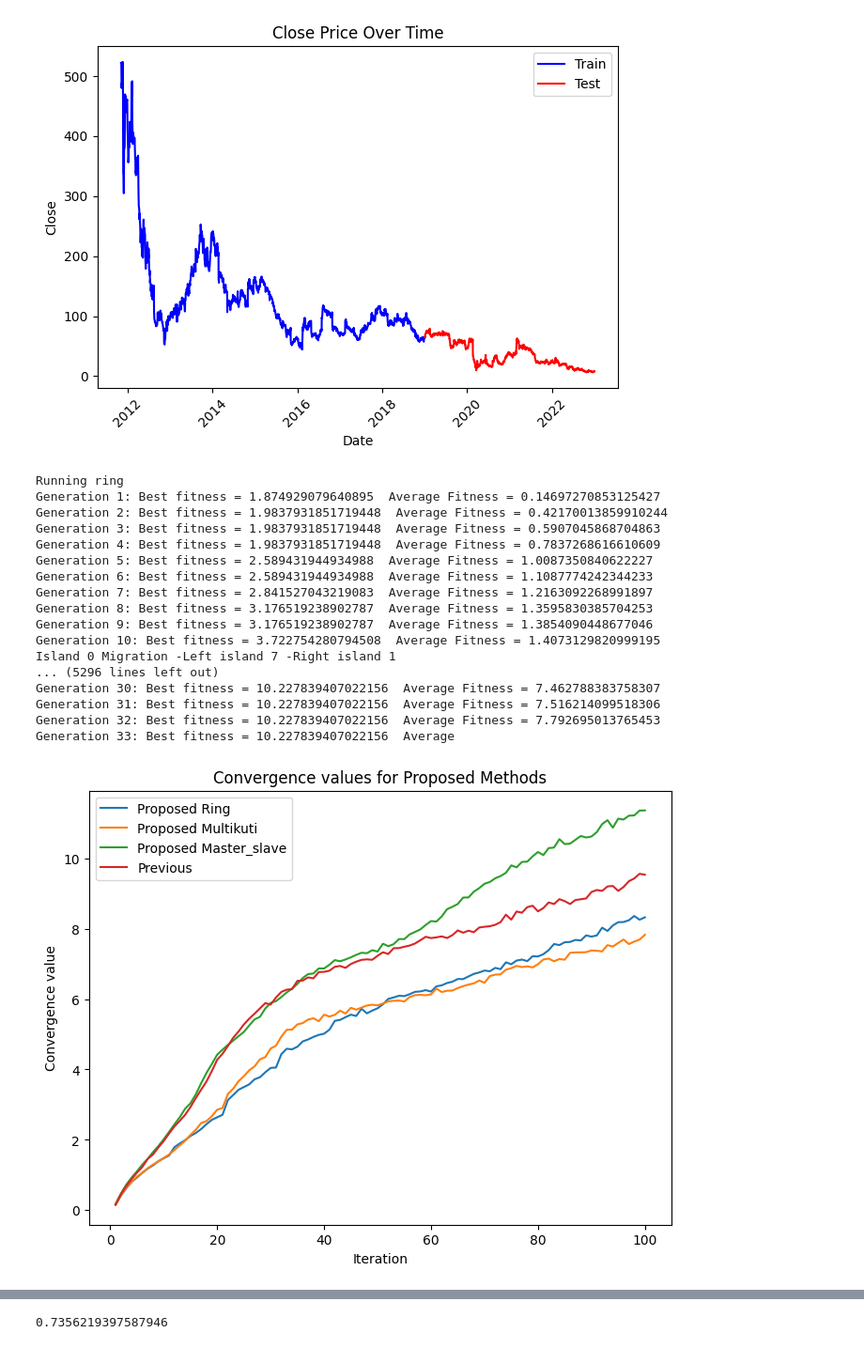
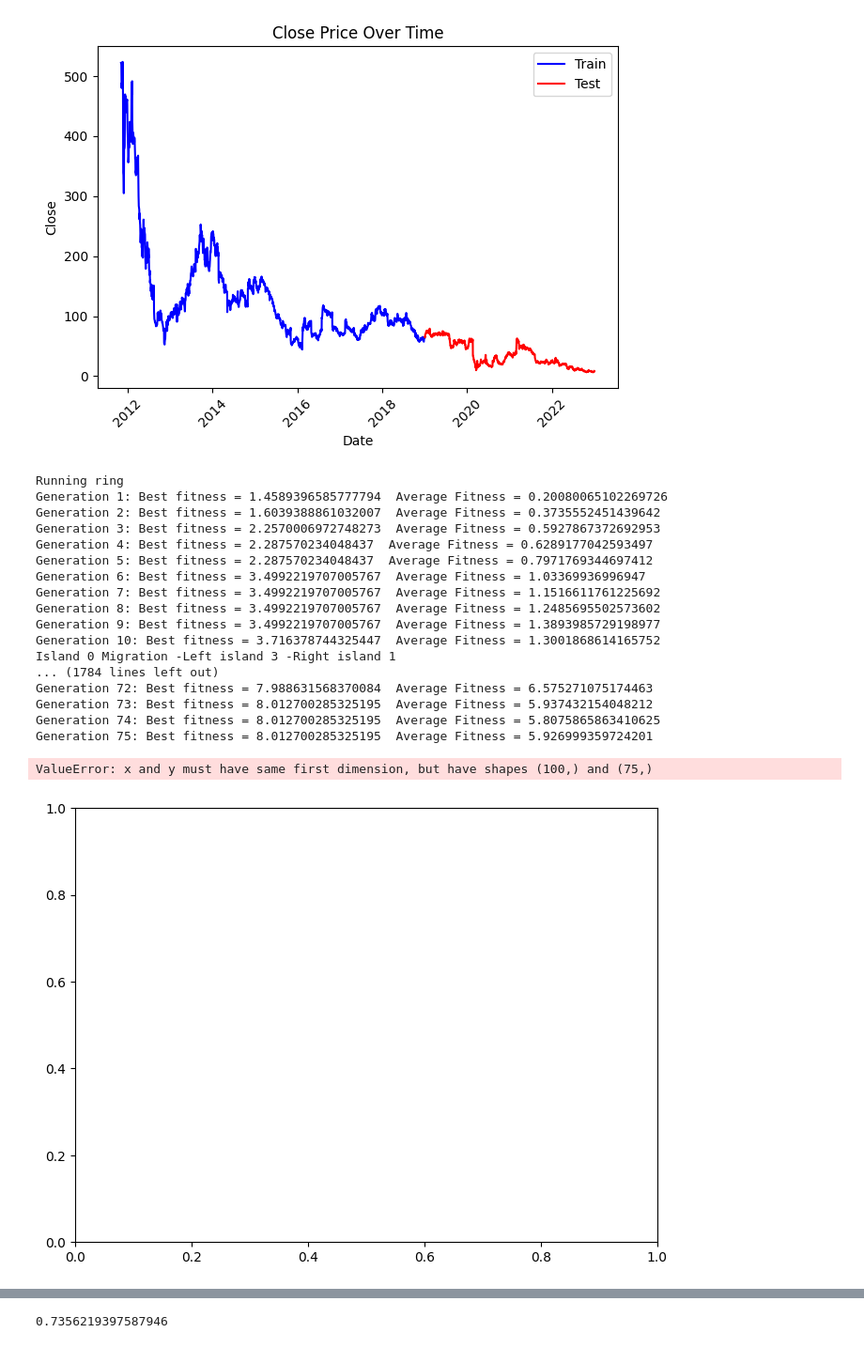
Before and after one commit to Chideme/island_genetic_algrorithm, a Jupyter notebook: convergence.ipynb, the cells around one changed output, grey strips where cells are left out. Shown at 94% size. Saved outputs shown, nothing was run; the diff lists cells and outputs as text; code cells hidden in the pictures.

```diff
--- a/convergence.ipynb
+++ b/convergence.ipynb
@@ -29,52 +29,53 @@ data.data_preprocess()
 import numpy as np
 import matplotlib.pyplot as plt
 
 evolve_strategy = ["ring", "multikuti", "master_slave", "gga"]
-num_runs = 10 # Number of runs to perform
+num_runs = 5# Number of runs to perform
 
 convergence_values = []
 
 for i in evolve_strategy:
     values = []
     for _ in range(num_runs):
-        ga = IslandGGA(data=data.train_data,K=4, num_islands=8, m_iter=10, num_iter=100, pSize=150, r_cross=0.4, r_mut=0.1,
+        ga = IslandGGA(data=data.train_data,K=4, num_islands=4, m_iter=10, num_iter=75, pSize=50, r_cross=0.4, r_mut=0.1,
                        strategies=data.strategies, evolve_strategy=i)
         ga.evolve()
         values.append(ga.convergence_values)
     convergence_values.append(np.mean(values, axis=0))  # Average convergence values across runs
 
 # Plot the convergence values for each evolutionary strategy
 plt.figure(figsize=(8, 6))
 for i in range(len(evolve_strategy)):
     if evolve_strategy[i] =='gga':
         l = "Previous"
     else:
         l ='Proposed ' + str(evolve_strategy[i]).capitalize()
     plt.plot(np.arange(1, 101), convergence_values[i], label=l)
 plt.xlabel('Iteration')
 plt.ylabel('Convergence value')
 plt.title('Convergence values for Proposed Methods')
 plt.legend()
 plt.show()
 # %% [output]
 Running ring
-Generation 1: Best fitness = 1.874929079640895  Average Fitness = 0.14697270853125427
-Generation 2: Best fitness = 1.9837931851719448  Average Fitness = 0.42170013859910244
-Generation 3: Best fitness = 1.9837931851719448  Average Fitness = 0.5907045868704863
-Generation 4: Best fitness = 1.9837931851719448  Average Fitness = 0.7837268616610609
-Generation 5: Best fitness = 2.589431944934988  Average Fitness = 1.0087350840622227
-Generation 6: Best fitness = 2.589431944934988  Average Fitness = 1.1087774242344233
-Generation 7: Best fitness = 2.841527043219083  Average Fitness = 1.2163092268991897
-Generation 8: Best fitness = 3.176519238902787  Average Fitness = 1.3595830385704253
-Generation 9: Best fitness = 3.176519238902787  Average Fitness = 1.3854090448677046
-Generation 10: Best fitness = 3.722754280794508  Average Fitness = 1.4073129820999195
-Island 0 Migration -Left island 7 -Right island 1
-... (5296 lines left out)
-Generation 30: Best fitness = 10.227839407022156  Average Fitness = 7.462788383758307
-Generation 31: Best fitness = 10.227839407022156  Average Fitness = 7.516214099518306
-Generation 32: Best fitness = 10.227839407022156  Average Fitness = 7.792695013765453
-Generation 33: Best fitness = 10.227839407022156  Average
+Generation 1: Best fitness = 1.4589396585777794  Average Fitness = 0.20080065102269726
+Generation 2: Best fitness = 1.6039388861032007  Average Fitness = 0.3735552451439642
+Generation 3: Best fitness = 2.2570006972748273  Average Fitness = 0.5927867372692953
+Generation 4: Best fitness = 2.287570234048437  Average Fitness = 0.6289177042593497
+Generation 5: Best fitness = 2.287570234048437  Average Fitness = 0.7971769344697412
+Generation 6: Best fitness = 3.4992219707005767  Average Fitness = 1.03369936996947
+Generation 7: Best fitness = 3.4992219707005767  Average Fitness = 1.1516611761225692
+Generation 8: Best fitness = 3.4992219707005767  Average Fitness = 1.2485695502573602
+Generation 9: Best fitness = 3.4992219707005767  Average Fitness = 1.3893985729198977
+Generation 10: Best fitness = 3.716378744325447  Average Fitness = 1.3001868614165752
+Island 0 Migration -Left island 3 -Right island 1
+... (1784 lines left out)
+Generation 72: Best fitness = 7.988631568370084  Average Fitness = 6.575271075174463
+Generation 73: Best fitness = 8.012700285325195  Average Fitness = 5.937432154048212
+Generation 74: Best fitness = 8.012700285325195  Average Fitness = 5.8075865863410625
+Generation 75: Best fitness = 8.012700285325195  Average Fitness = 5.926999359724201
+ValueError: x and y must have same first dimension, but have shapes (100,) and (75,)
-[figure, old version]
+[figure, new version]
 # %%
 # Plot the convergence values for each evolutionary strategy
 plt.figure(figsize=(8, 6))
```
Also changed, not shown: parts of 1 cell of this notebook, 3 other files.
